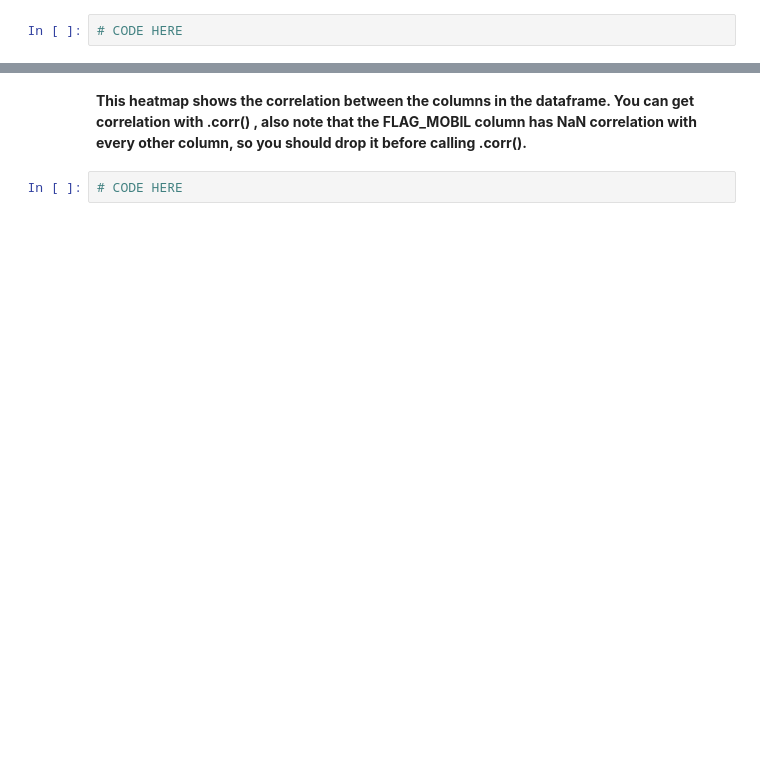
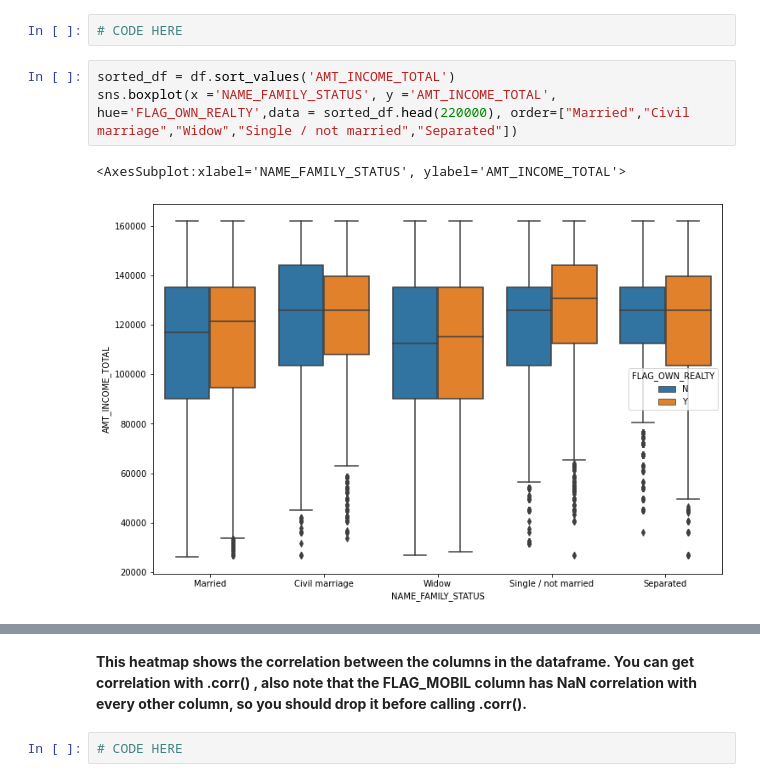
Before and after one commit to SargisHak0byan/Machine-Learning, a Jupyter notebook: Assignment_1/Assignment 1.4.ipynb, the cells around one changed output, grey strips where cells are left out. Saved outputs shown, nothing was run; the diff lists cells and outputs as text; blank space fills up the shorter version.

```diff
--- a/Assignment_1/Assignment 1.4.ipynb
+++ b/Assignment_1/Assignment 1.4.ipynb
@@ -194,6 +210,12 @@ In general do not worry about coloring,styling, or sizing matching up exactly. I
 **This plot shows information only for the *bottom half* of income earners in the data set. It shows the boxplots for each category of NAME_FAMILY_STATUS column for displaying their distribution of their total income. Note: You will need to adjust or only take part of the dataframe *before* recreating this plot. You may want to explore the *order* parameter to get the xticks in the exact order shown here**
 # %%
 # CODE HERE
+# %%
+sorted_df = df.sort_values('AMT_INCOME_TOTAL')
+sns.boxplot(x ='NAME_FAMILY_STATUS', y ='AMT_INCOME_TOTAL', hue='FLAG_OWN_REALTY',data = sorted_df.head(220000), order=["Married","Civil marriage","Widow","Single / not married","Separated"])
+# %% [output]
+<AxesSubplot:xlabel='NAME_FAMILY_STATUS', ylabel='AMT_INCOME_TOTAL'>
+[figure, added]
 # %% [markdown]
 ### TASK: Recreate the Heat Map shown below:
 
```
Also changed, not shown: parts of 3 cells of this notebook.
